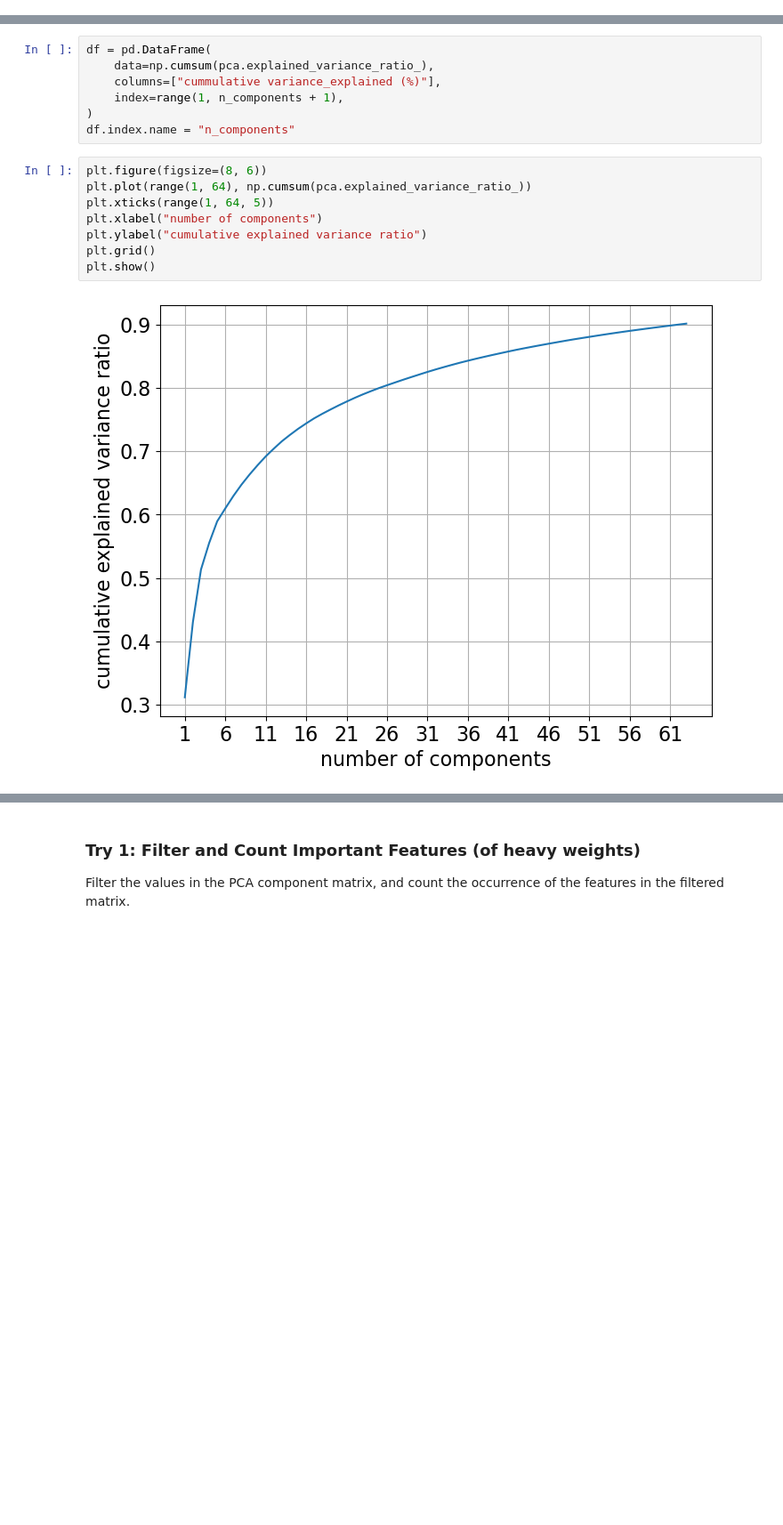
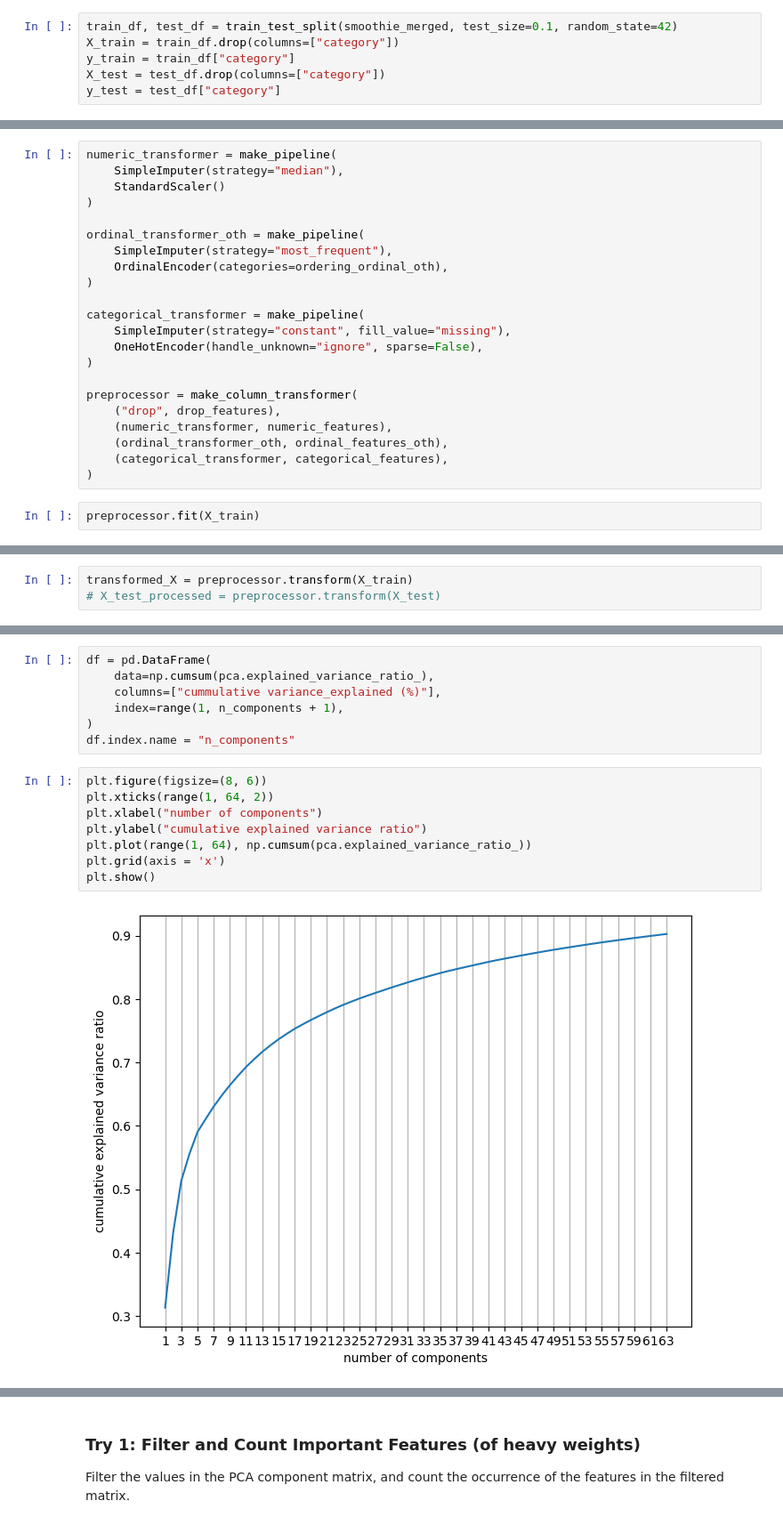
Before and after one commit to mozhao0331/Restaurant_Segmentation_Analysis, a Jupyter notebook: doc/smoothie_king_pca.ipynb, the cells around one changed output, grey strips where cells are left out. Shown at 89% size. Saved outputs shown, nothing was run; the diff lists cells and outputs as text; blank space fills up the shorter version.

Commit message:
Add yaml file and update pca file with model tests

```diff
--- a/doc/smoothie_king_pca.ipynb
+++ b/doc/smoothie_king_pca.ipynb
@@ -53,0 +41,6 @@ transformed_X = pd.DataFrame(transformed_X).fillna(0)
+# %%
+train_df, test_df = train_test_split(smoothie_merged, test_size=0.1, random_state=42)
+X_train = train_df.drop(columns=["category"])
+y_train = train_df["category"]
+X_test = test_df.drop(columns=["category"])
+y_test = test_df["category"]
@@ -53,0 +60,24 @@ transformed_X = pd.DataFrame(transformed_X).fillna(0)
+# %%
+numeric_transformer = make_pipeline(
+    SimpleImputer(strategy="median"),
+    StandardScaler()
+)
+
+ordinal_transformer_oth = make_pipeline(
+    SimpleImputer(strategy="most_frequent"),
+    OrdinalEncoder(categories=ordering_ordinal_oth),
+)
+
+categorical_transformer = make_pipeline(
+    SimpleImputer(strategy="constant", fill_value="missing"),
+    OneHotEncoder(handle_unknown="ignore", sparse=False),
+)
+
+preprocessor = make_column_transformer(
+    ("drop", drop_features),
+    (numeric_transformer, numeric_features),
+    (ordinal_transformer_oth, ordinal_features_oth),
+    (categorical_transformer, categorical_features),
+)
+# %%
+preprocessor.fit(X_train)
@@ -53,0 +115,3 @@ transformed_X = pd.DataFrame(transformed_X).fillna(0)
+# %%
+transformed_X = preprocessor.transform(X_train)
+# X_test_processed = preprocessor.transform(X_test)
@@ -66,12 +147,12 @@ df = pd.DataFrame(
 df.index.name = "n_components"
 # %%
 plt.figure(figsize=(8, 6))
-plt.plot(range(1, 64), np.cumsum(pca.explained_variance_ratio_))
-plt.xticks(range(1, 64, 5))
+plt.xticks(range(1, 64, 2))
 plt.xlabel("number of components")
 plt.ylabel("cumulative explained variance ratio")
-plt.grid()
+plt.plot(range(1, 64), np.cumsum(pca.explained_variance_ratio_))
+plt.grid(axis = 'x')
 plt.show()
 # %% [output]
-[figure, old version]
+[figure, new version]
 # %%
```
Also changed, not shown: parts of 37 cells of this notebook, 2 other files.
